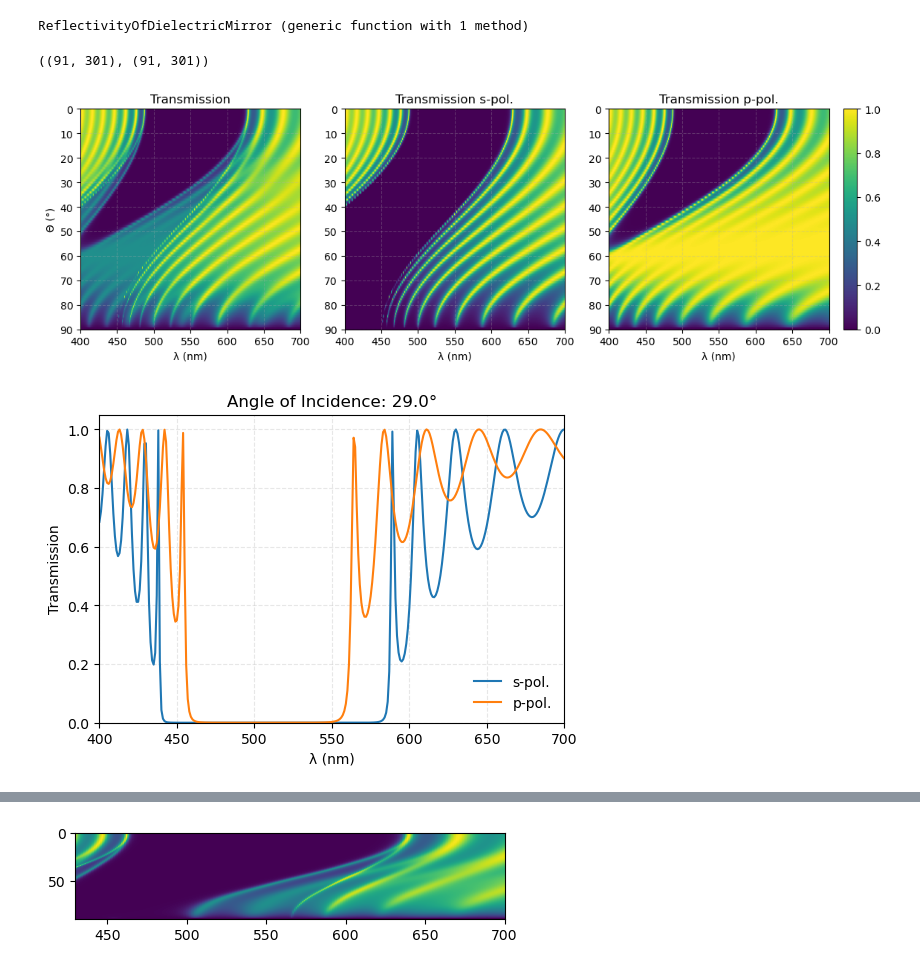
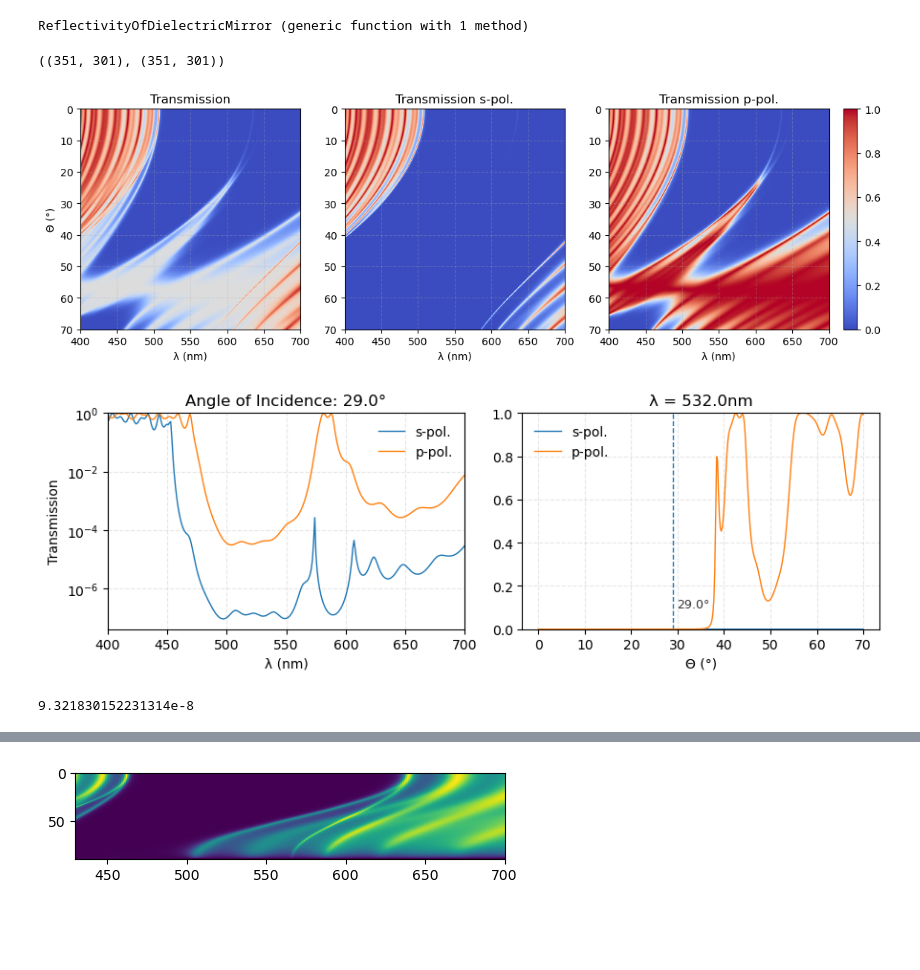
Before and after one commit to ErikBsly/Dielectric-Mirror, a Jupyter notebook: src/DielectricMirror.ipynb, the cells around one changed output, grey strips where cells are left out. Saved outputs shown, nothing was run; the diff lists cells and outputs as text; code cells hidden in the pictures; blank space fills up the shorter version.

```diff
--- a/src/DielectricMirror.ipynb
+++ b/src/DielectricMirror.ipynb
@@ -101,7 +130,7 @@ end
 # %% [output]
 ReflectivityOfBraggMirror (generic function with 1 method)
 # %%
-function ReflectivityOfDielectricMirror(λ, λ₀_1, λ₀_2, θ₀::AbstractFloat; medium::String, substrate::String, m_high::String, m_low::String, N1, N2)
+function ReflectivityOfDielectricMirror(λ, λ₀_1, λ₀_2, θ₀::AbstractFloat; medium, substrate, m_high, m_low, N1, N2)
     """ Reflectivity of an arbitrary dielectric mirror. Layer thicknesses are customized. """
     θ₀ = deg2rad(θ₀)
     # n₀: Medium(e.g. Ethyl. Glyc.), ns: Substrate, Material-1, Material-2
@@ -173,24 +202,24 @@ end
 ReflectivityOfDielectricMirror (generic function with 1 method)
 # %%
 λ_ = 400.0 : 1 : 700.0
-λ₀ = 550.0
-θ_ = 0.0 : 1 : 90.0
-R_raw = [ReflectivityOfBraggMirror(λ*1e-9, λ₀*1e-9, θ, "EthGly", "SiO2", "Ta2O5", "SiO2:IBS", N=19) for θ in θ_, λ in λ_]
-# R_raw = [ReflectivityOfDielectricMirror(λ*1e-9, 570e-9, 693e-9, θ, medium="EthGly", substrate="SiO2", m_high="Ta2O5:IBS", m_low="SiO2:IBS", N1=19, N2=19) for θ in θ_, λ in λ_]
+λ₀ = 580
+θ_ = 0.0 : 0.2 : 70.0
+# R_raw = [ReflectivityOfBraggMirror(λ*1e-9, λ₀*1e-9, θ, "Octadecene", "SiO2", "Nb2O5", "SiO2:IBS", N=13) for θ in θ_, λ in λ_]
+R_raw = [ReflectivityOfDielectricMirror(λ*1e-9, 570e-9, 693e-9, θ, medium="EthGly", substrate="SiO2", m_high="Ta2O5:IBS", m_low="SiO2:IBS", N1=19, N2=19) for θ in θ_, λ in λ_]
 R_s, R_p = [r[1] for r in R_raw], [r[2] for r in R_raw] #  s- and p-polarization
 T_s, T_p = 1 .- R_s, 1 .- R_p
 T = (T_s + T_p)/2 # Transmission
 size(R_raw), size(R_s)
 # %% [output]
-((91, 301), (91, 301))
+((351, 301), (351, 301))
 # %%
-tmp = nothing
+imshow_obj = nothing
 fig, axs = plt.subplots(1, 3, figsize=(13, 4))
 for (ax, Trans, t) in zip(axs, [T, T_s, T_p], ["Transmission", "Transmission s-pol.", "Transmission p-pol."])
-    tmp = ax.imshow(Trans,
+    imshow_obj = ax.imshow(Trans,
         extent = (extrema(λ_)..., reverse(extrema(θ_))...),
         aspect = -(extrema(λ_)...)/-(extrema(θ_)...),
-        vmin = 0, vmax = 1
+        vmin = 0, vmax = 1, cmap="coolwarm"
     )
     ax.set(xlabel="λ (nm)", title=t)
     ax.grid(ls="--", alpha=0.3)
@@ -198,6 +227,7 @@ end
 axs[1].set_ylabel("Θ (°)")
 
 cax = fig.add_axes([axs[3].get_position().x1+0.015, axs[3].get_position().y0, 0.014, axs[3].get_position().height]) # x, y, width, height
-plt.colorbar(tmp, cax=cax);
+plt.colorbar(imshow_obj, cax=cax)
+plt.savefig("transmission_full_example.svg")
 # %% [output]
-[figure, old version]
+[figure, new version]
@@ -204,14 +237,27 @@ plt.colorbar(tmp, cax=cax);
 # %%
-angle_idx = argmin(abs.(θ_ .- 29)) # Angle close to...
-plt.figure(figsize=(6, 4))
-plt.subplot(title=string("Angle of Incidence: ", θ_[angle_idx], "°"), xlabel="λ (nm)", ylabel="Transmission")
-plt.plot(λ_, T_s[angle_idx, :], label="s-pol.")
-plt.plot(λ_, T_p[angle_idx, :], label="p-pol.")
-#plt.hlines(5e-6, 400, 700)
+plt.figure(figsize=(9, 3.2))
+plt.subplot(121, title=string("Angle of Incidence: $(θ_[angle_idx])°"), xlabel="λ (nm)", ylabel="Transmission")
+plt.yscale("log")
+plt.plot(λ_, T_s[angle_idx, :], lw=1, label="s-pol.")
+plt.plot(λ_, T_p[angle_idx, :], lw=1, label="p-pol.")
+# plt.plot(wlen_ref, T_ref)
+# plt.hlines(5e-6, 400, 700)
 # plt.vlines(633, 0, 1, color="k")
-plt.grid(ls="--", alpha=0.3); plt.legend(frameon=false);
+plt.grid(ls="--", alpha=0.3);
 plt.xlim(extrema(λ_));
-plt.ylim(0)
-minimum(T_s[angle_idx, :])
+plt.ylim(nothing, 1)
+plt.legend(frameon=false);
+println(minimum(T_s[angle_idx, :]))
+
+plt.subplot(122, title=string("λ = $(λ_[λ_idx])nm"), xlabel="Θ (°)")
+plt.plot(θ_, T_s[:, λ_idx], lw=1, label="s-pol.")
+plt.plot(θ_, T_p[:, λ_idx], lw=1, label="p-pol.")
+plt.grid(ls="--", alpha=0.3)
+plt.vlines(θ_[angle_idx], 0, 1, lw=1, ls="--")
+plt.text(θ_[angle_idx] + 0.012*abs(-(plt.xlim()...)), 0.1, format("{}°", θ_[angle_idx]), fontsize=9, alpha=0.8)
+plt.ylim(0, 1)
+plt.legend(frameon=false);
+# plt.tight_layout(); plt.savefig("transmission_example.svg")
 # %% [output]
-[figure, old version]
+[figure, new version]
+9.321830152231314e-8
```
Also changed, not shown: parts of 17 cells of this notebook.
